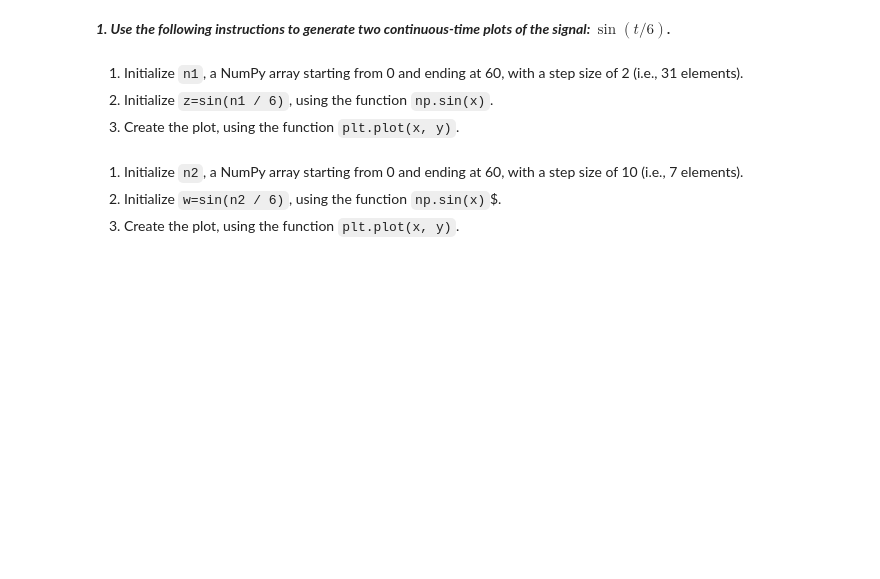
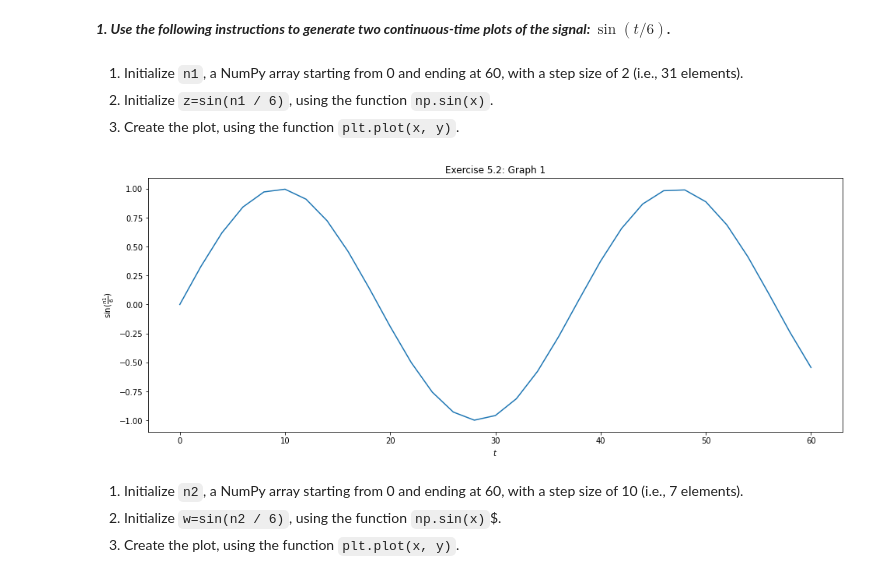
Before and after one commit to cdavin2/dsp_lab01, a Jupyter notebook: lab01_final_report.ipynb, the cells around one changed output. Cells and saved outputs as stored; diff of their text form; code cells hidden in the pictures; blank space fills up the shorter version.

````diff
--- a/lab01_final_report.ipynb
+++ b/lab01_final_report.ipynb
@@ -363,3 +363,15 @@ A digital computer cannot store all points of a continuous-time signal since thi
+# %%
+# insert your code here
+n1 = np.linspace(0, 60, 31)
+z = np.sin(n1/6)
+
+plt.plot(n1, z)
+plt.title(r"Exercise 5.2: Graph 1")
+plt.ylabel(r"$\sin(\frac{n1}{6})$")
+plt.xlabel(r"$t$")
+plt.show()
+# %% [output]
+[figure, added]
 # %% [markdown]
 1. Initialize ```n2```, a NumPy array starting from 0 and ending at 60, with a step size of 10 (i.e., 7 elements).
 2. Initialize ```w=sin(n2 / 6)```, using the function ```np.sin(x)```$.
````
Also changed, not shown: parts of 38 cells of this notebook.
